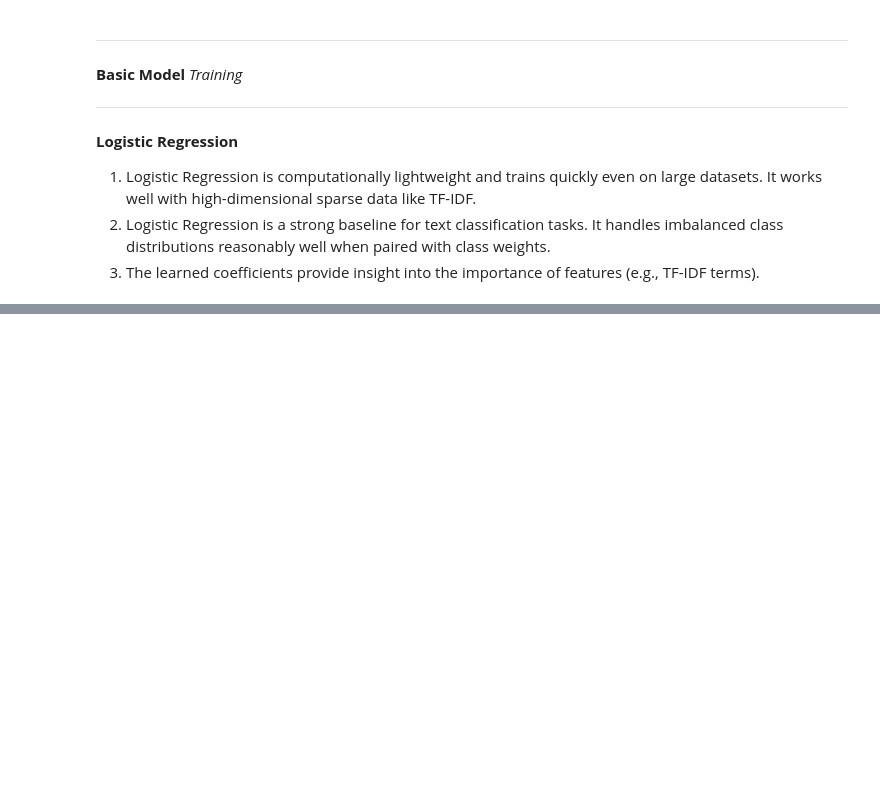
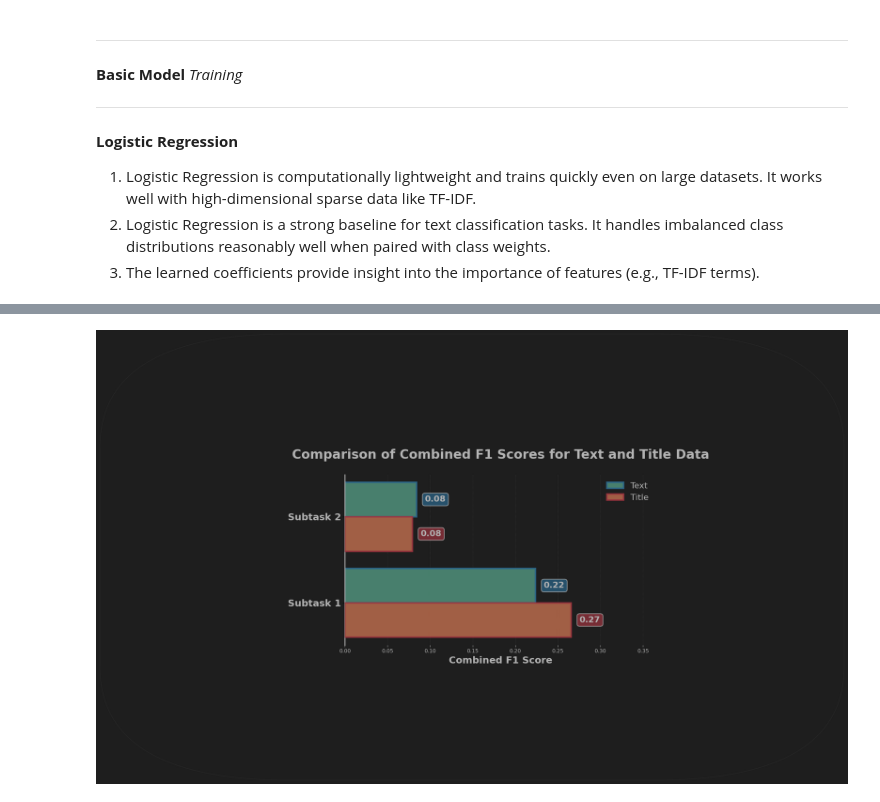
Before and after one commit to LefkiAth/SemEval2025, a Jupyter notebook: code/Benchmark_Analysis_LR.ipynb, the cells around one changed output, grey strips where cells are left out. Drawn from its saved outputs; the diff is of its cells as text; code cells hidden in the pictures; blank space fills up the shorter version.

Commit message:
Add titles benchmark analyses

```diff
--- a/code/Benchmark_Analysis_LR.ipynb
+++ b/code/Benchmark_Analysis_LR.ipynb
@@ -573,0 +796,17 @@ submission_lr_st2 = pd.DataFrame({
+# %%
+
+# Compute the combined score for Subtask 1 `Title`
+combined_score_title_st1 = compute_score(
+    y_test_hazard_cat_split, y_test_product_cat_split,
+    test_predictions_hazard_cat, test_predictions_product_cat
+)
+
+print(f"Combined Score for Hazard Category and Product Category Prediction: {combined_score_title_st1}")
+
+# Compute the combined score for Subtask 2 `Title`
+combined_score_title_st2 = compute_score(
+    y_test_hazard_split, y_test_product_split,
+    test_predictions_hazard_vector, test_predictions_product_vector
+)
+
+print(f"Combined Score for Hazard and Product Prediction: {combined_score_title_st2}")
@@ -573,0 +950,72 @@ submission_lr_st2 = pd.DataFrame({
+# %%
+# Data Preparation
+subtask_names = ['Subtask 1', 'Subtask 2']
+text_scores = [combined_score_text_st1, combined_score_text_st2]
+title_scores = [combined_score_title_st1, combined_score_title_st2]
+
+# Styling settings
+background_color = '#1e1e1e'
+text_color = "#66c2a5"
+title_color = "#fc8d62"
+highlight_color = "#f5f5f5"
+
+# Plotting the Combined Scores for Text and Titles Side by Side
+fig, ax = plt.subplots(figsize=(10, 6), facecolor=background_color)
+ax.set_facecolor(background_color)
+
+y = np.arange(len(subtask_names))  # Positions for Subtasks
+
+bar_height = 0.4
+
+# Plotting Horizontal Bars with Gradient and Shadow Effect
+for idx, (score_text, score_title) in enumerate(zip(text_scores, title_scores)):
+    # Text bar with glow
+    ax.barh(y[idx] + bar_height / 2, score_text, height=bar_height, color=text_color, edgecolor='#3288bd', linewidth=3, alpha=0.85, zorder=2)
+    ax.barh(y[idx] - bar_height / 2, score_title, height=bar_height, color=title_color, edgecolor='#d53e4f', linewidth=3, alpha=0.85, zorder=3)
+
+    # Add annotations
+    ax.text(score_text + 0.01, y[idx] + bar_height / 2,
+            f'{score_text:.2f}', ha='left', va='center', fontsize=16, fontweight='bold', color=highlight_color,
+            bbox=dict(boxstyle="round,pad=0.3", facecolor='#3288bd', edgecolor='white', linewidth=1.5, alpha=0.7), zorder=4)
+
+    ax.text(score_title + 0.01, y[idx] - bar_height / 2,
+            f'{score_title:.2f}', ha='left', va='center', fontsize=16, fontweight='bold', color=highlight_color,
+            bbox=dict(boxstyle="round,pad=0.3", facecolor='#d53e4f', edgecolor='white', linewidth=1.5, alpha=0.7), zorder=5)
+
+# Customizing the Axes, Title, and Grid
+ax.set_yticks(y)
+ax.set_yticklabels(subtask_names, fontsize=18, fontweight='bold', color=highlight_color)
+ax.set_xlabel('Combined F1 Score', fontsize=18, fontweight='bold', color=highlight_color)
+ax.set_xlim(0, max(max(text_scores), max(title_scores)) + 0.1)
+ax.set_xticks(np.arange(0, max(max(text_scores), max(title_scores)) + 0.1, 0.05))
+ax.tick_params(axis='x', colors=highlight_color)
+
+# Title and Labels
+ax.set_title(
+    'Comparison of Combined F1 Scores for Text and Title Data',
+    fontsize=24, fontweight='bold', color=highlight_color, pad=30
+)
+
+# Add legend to differentiate text and title
+ax.legend(['Text', 'Title'], fontsize=16, loc='upper right', frameon=False, facecolor=background_color, labelcolor=highlight_color)
+
+# Adding Grid Lines for Better Readability
+ax.xaxis.grid(True, linestyle=':', color='#888888', alpha=0.5)
+ax.yaxis.grid(False)
+
+# Remove unnecessary spines for a cleaner look
+for spine in ['top', 'right', 'bottom']:
+    ax.spines[spine].set_visible(False)
+ax.spines['left'].set_color(highlight_color)
+ax.spines['left'].set_linewidth(1.8)
+
+# Add subtle shadow effect behind the plot area to make it pop
+fig.patch.set_facecolor(background_color)
+shadow_box = FancyBboxPatch((0.02, 0.02), 0.96, 0.96, boxstyle="round,pad=0.5", facecolor=background_color, edgecolor='#444444', alpha=0.3, transform=fig.transFigure, zorder=1)
+fig.patches.append(shadow_box)
+
+# Adjust layout for better spacing and overall visual appeal
+plt.tight_layout()
+plt.show()
+# %% [output]
+[figure, added]
```
Also changed, not shown: parts of 76 cells of this notebook.
